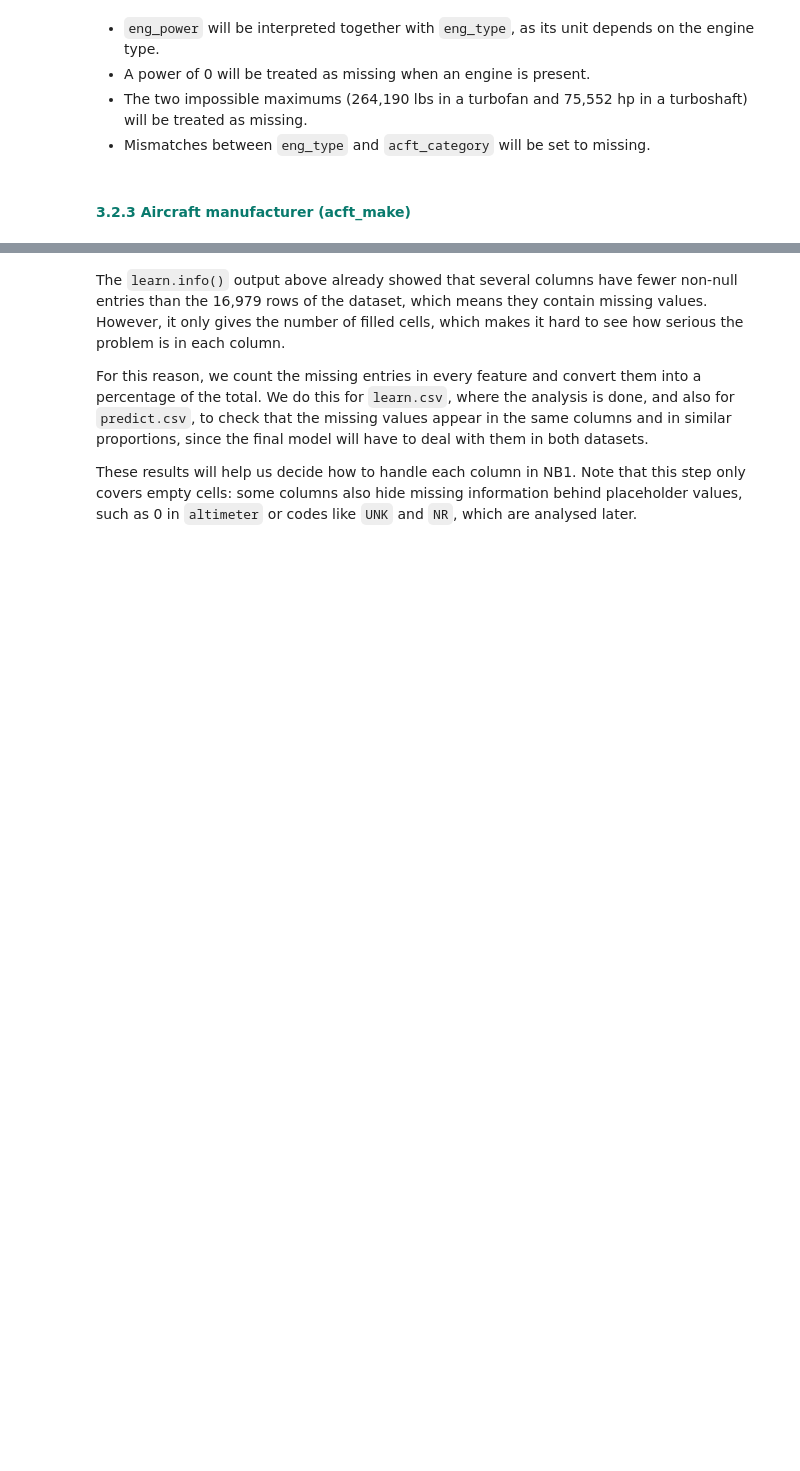
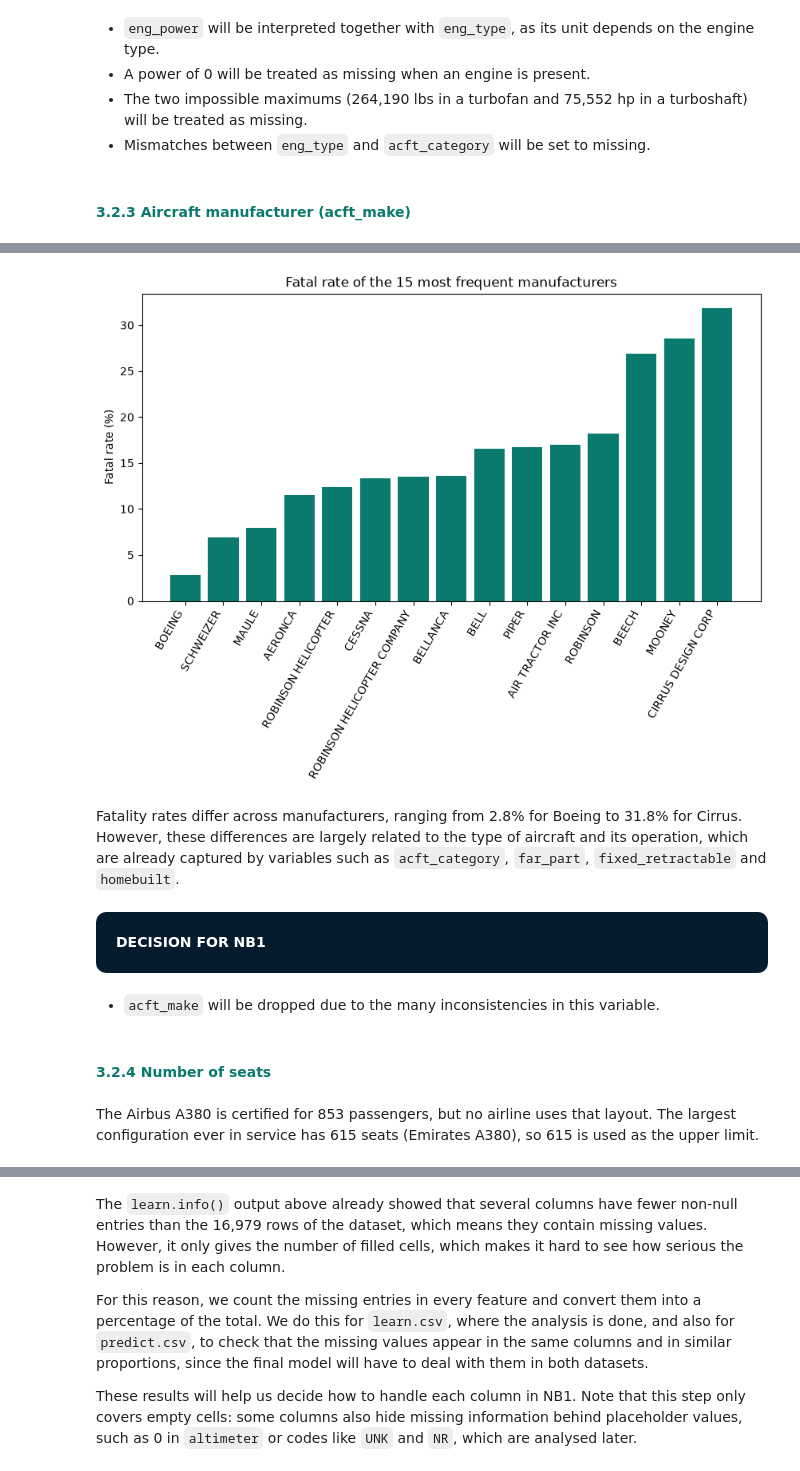
Before and after one commit to martim-dot/ML_Project, a Jupyter notebook: primeiraparte.ipynb, the cells around one changed output, grey strips where cells are left out. Cells and saved outputs as stored; diff of their text form; code cells hidden in the pictures; blank space fills up the shorter version.

```diff
--- a/primeiraparte.ipynb
+++ b/primeiraparte.ipynb
@@ -768,0 +886,23 @@ make_counts.head(10)
+# %%
+top15 = make_counts.head(15).index
+fatal_rate = (learn[make.isin(top15)].groupby("acft_make")["fatal"].mean() * 100).sort_values()
+plt.figure(figsize=(10, 5))
+plt.bar(fatal_rate.index, fatal_rate.values, color="#097a6d")
+plt.title("Fatal rate of the 15 most frequent manufacturers")
+plt.ylabel("Fatal rate (%)")
+plt.xticks(rotation=60, ha="right")
+plt.show()
+# %% [output]
+[figure, added]
+# %% [markdown]
+Fatality rates differ across manufacturers, ranging from 2.8% for Boeing to 31.8% for Cirrus. However, these differences are largely related to the type of aircraft and its operation, which are already captured by variables such as `acft_category`, `far_part`, `fixed_retractable` and `homebuilt`.
+# %% [markdown]
+<div style="background-color:#061b2e; padding:20px; border-radius:10px; color:#FFFFFF;">
+  <b>DECISION FOR NB1</b>
+</div>
+# %% [markdown]
+- `acft_make`  will be dropped due to the many inconsistencies in this variable.
+# %% [markdown]
+#### <font color='#097a6d'>**3.2.4 Number of seats**</font>
+# %% [markdown]
+The Airbus A380 is certified for 853 passengers, but no airline uses that layout. The largest configuration ever in service has 615 seats (Emirates A380), so 615 is used as the upper limit.
```
Also changed, not shown: parts of 56 cells of this notebook.
